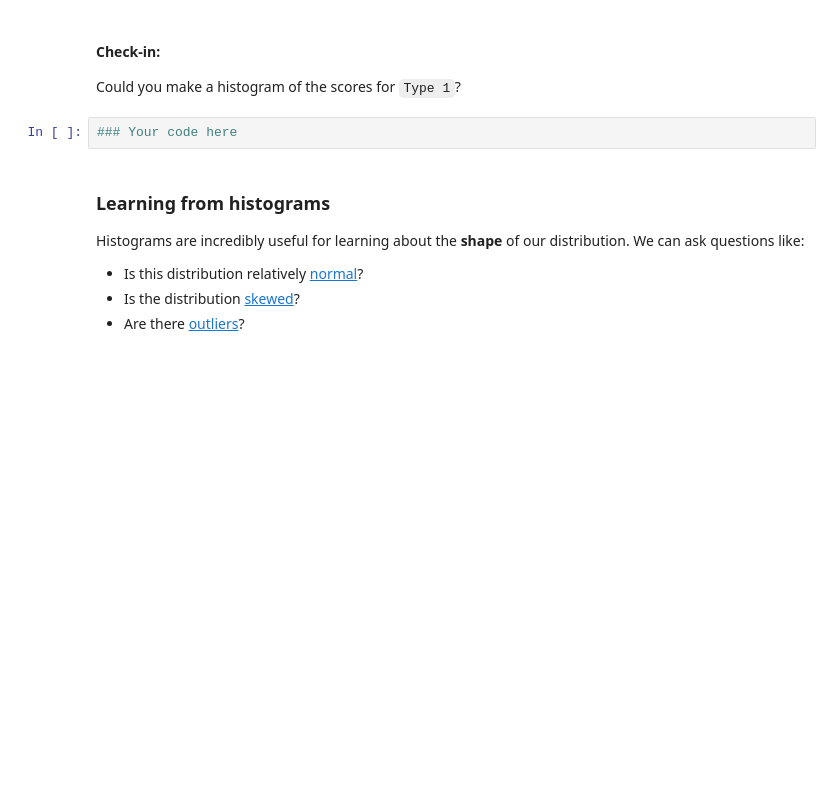
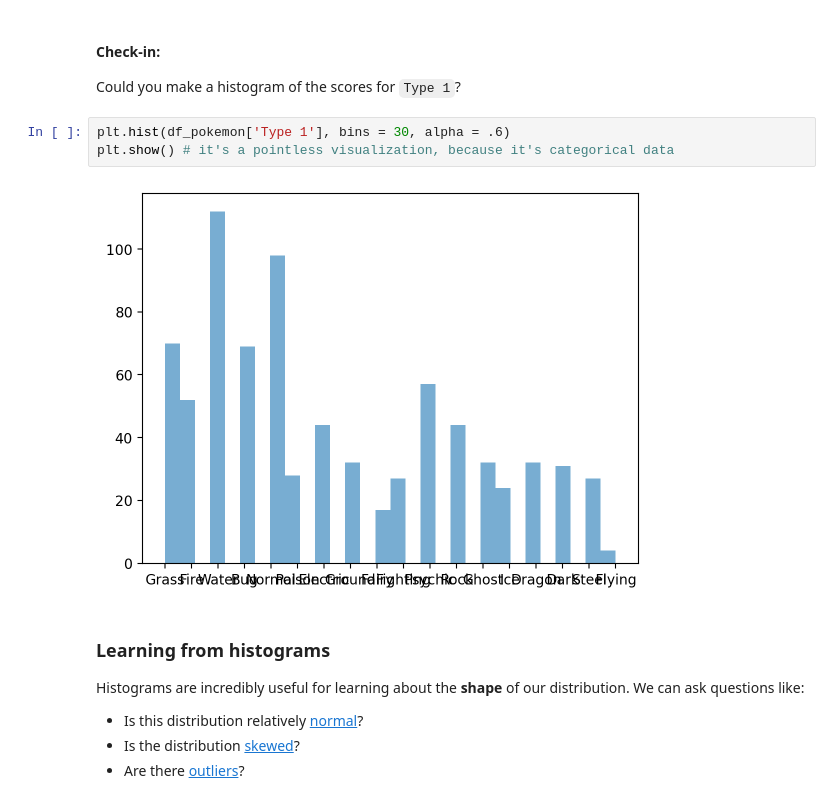
Before and after one commit to PawelNecel05/ds2025, a Jupyter notebook: Exercise5.ipynb, the cells around one changed output. Saved outputs shown, nothing was run; the diff lists cells and outputs as text; blank space fills up the shorter version.

```diff
--- a/Exercise5.ipynb
+++ b/Exercise5.ipynb
@@ -167,7 +167,10 @@ plt.show()
 
 Could you make a histogram of the scores for `Type 1`?
 # %%
-### Your code here
+plt.hist(df_pokemon['Type 1'], bins = 30, alpha = .6)
+plt.show() # it's a pointless visualization, because it's categorical data
+# %% [output]
+[figure, added]
 # %% [markdown]
 ### Learning from histograms
 
```
Also changed, not shown: 3 other files.
